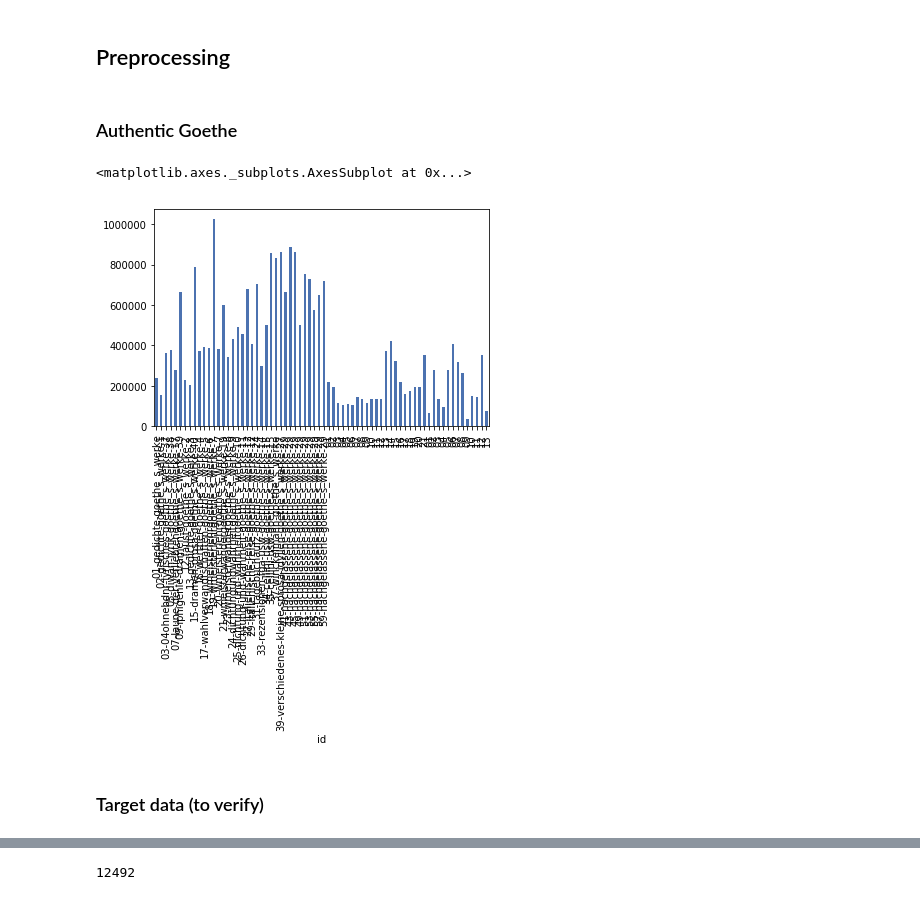
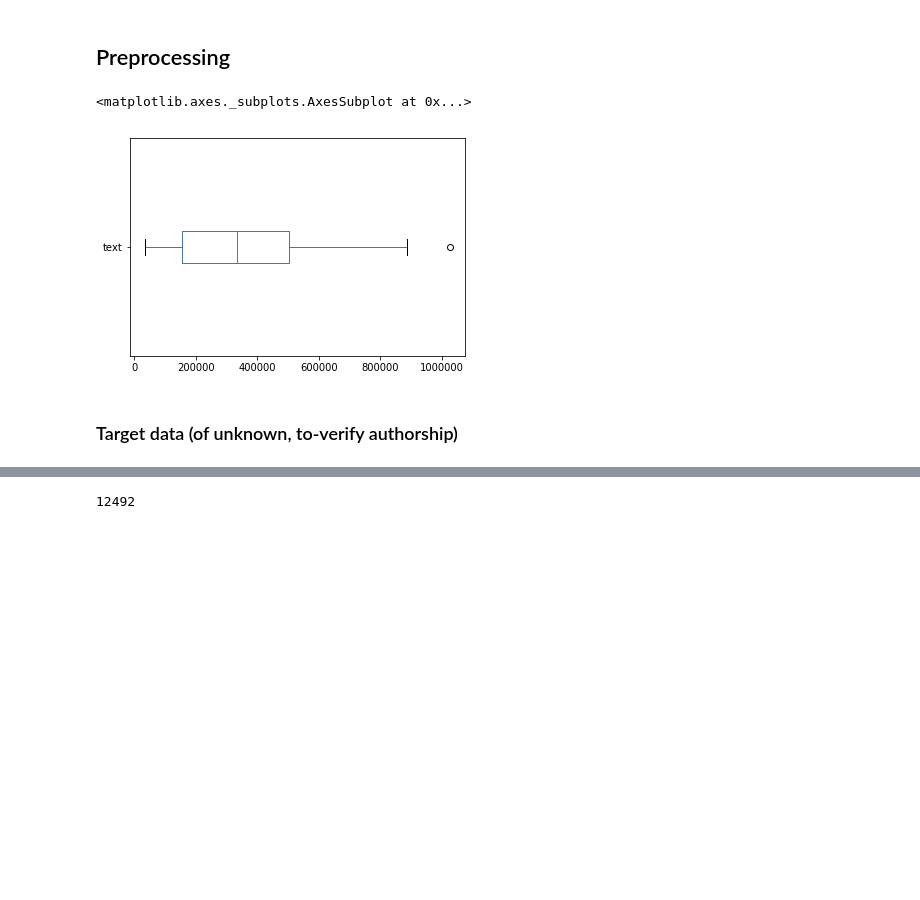
Before and after one commit to mikekestemont/goethe, a Jupyter notebook: stylometry.ipynb, the cells around one changed output, grey strips where cells are left out. Cells and saved outputs as stored; diff of their text form; code cells hidden in the pictures; blank space fills up the shorter version.

```diff
--- a/stylometry.ipynb
+++ b/stylometry.ipynb
@@ -10,15 +39,6 @@ plt.style.use("seaborn-deep")
 # %% [markdown]
 ## Preprocessing
-# %% [markdown]
-### Authentic Goethe
 # %%
-import glob
-import os
-import re
-import unidecode
-
-DIRTY = re.compile(r'\s*\-\+')
-
 def load_folder(path=None, ext='.txt', size=None):
     texts = []
     for fn in glob.glob(path + '/*' + ext):
@@ -33,7 +53,7 @@ def load_folder(path=None, ext='.txt', size=None):
             title = os.path.basename(fn).lower().replace(ext, '')
             meta = title.split('_')
             author, *title = meta
-            title = '_'.join(title)
+            title = '_'.join(title) + '+' + author
             if size:
                 cnt = 1
                 si, ei = 0, size
@@ -50,11 +70,11 @@ def load_folder(path=None, ext='.txt', size=None):
     return texts
 # %%
 src = load_folder('data/source', size=None)
-src.text.str.len().plot('bar')
+src.text.str.len().plot('box', vert=False)
 # %% [output]
 <matplotlib.axes._subplots.AxesSubplot at 0x...>
-[figure, old version]
+[figure, new version]
 # %% [markdown]
-### Target data (to verify)
+### Target data (of unknown, to-verify authorship)
 # %%
 target = load_folder('data/target', size=None, ext='.txt')
```
Also changed, not shown: parts of 65 cells of this notebook.
